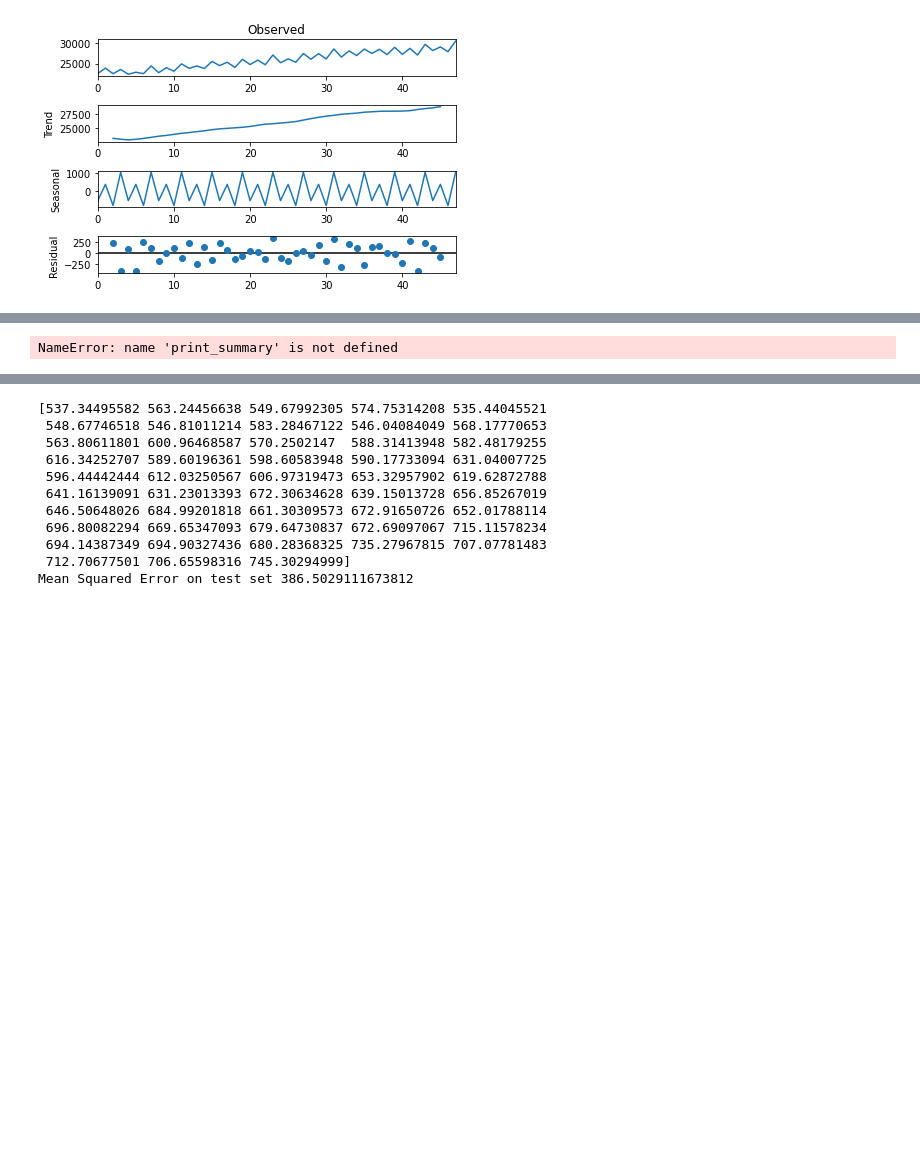
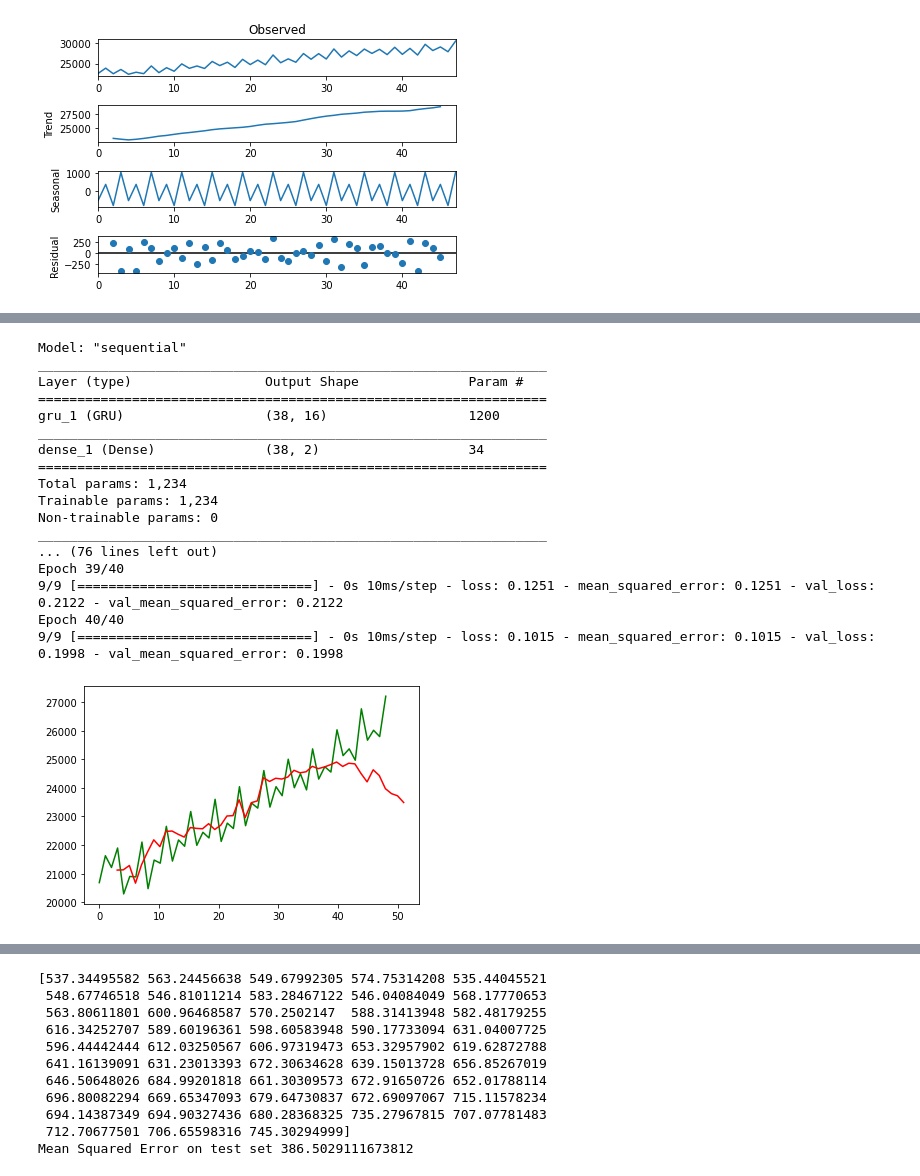
Before and after one commit to nisa-bayraktar/european_productivity, a Jupyter notebook: combined_features.ipynb, the cells around one changed output, grey strips where cells are left out. Saved outputs shown, nothing was run; the diff lists cells and outputs as text; code cells hidden in the pictures; blank space fills up the shorter version.

```diff
--- a/combined_features.ipynb
+++ b/combined_features.ipynb
@@ -515,23 +474,40 @@ ax = plt.plot(t, y, np.linspace(t[-1], t[-1] + 50, 50), forecast_values.predicte
 # %%
 '''
 RNN on the data
 '''
 time_step, data_memory, epochs, batch_size, split_point = 5, 8, 40, 4, 0.8
 
 load_model_bool, load_model, save_model, save_fig = False, 'EU_model', 'EU_model', 'EU'
 model_layer = [layers.GRU(16,activation= 'tanh', dropout = 0.1, recurrent_dropout = 0.1, return_sequences=False),
                 layers.Dense(2)]
-
+print_summary = True
 X = data[0, :, 2:]
 y = data[0, :, 0:1]
 t = np.linspace(0, y.shape[0], y.shape[0])
 y_pred, history = run_model(X, y, time_step, data_memory, epochs, batch_size, model_layer, split_point)
 
 plt.plot(t, y, 'g', t + time_step - 2, y_pred[:, 0], 'r')
 train_loss = history.history['loss']
 val_loss = history.history['val_loss']
 # %% [output]
-NameError: name 'print_summary' is not defined
+Model: "sequential"
+_________________________________________________________________
+Layer (type)                 Output Shape              Param #
+=================================================================
+gru_1 (GRU)                  (38, 16)                  1200
+_________________________________________________________________
+dense_1 (Dense)              (38, 2)                   34
+=================================================================
+Total params: 1,234
+Trainable params: 1,234
+Non-trainable params: 0
+_________________________________________________________________
+... (76 lines left out)
+Epoch 39/40
+9/9 [==============================] - 0s 10ms/step - loss: 0.1251 - mean_squared_error: 0.1251 - val_loss: 0.2122 - val_mean_squared_error: 0.2122
+Epoch 40/40
+9/9 [==============================] - 0s 10ms/step - loss: 0.1015 - mean_squared_error: 0.1015 - val_loss: 0.1998 - val_mean_squared_error: 0.1998
+[figure, added]
 # %%
 '''
 RNN on the decomposed data
```
Also changed, not shown: parts of 13 cells of this notebook, 1 other file.
